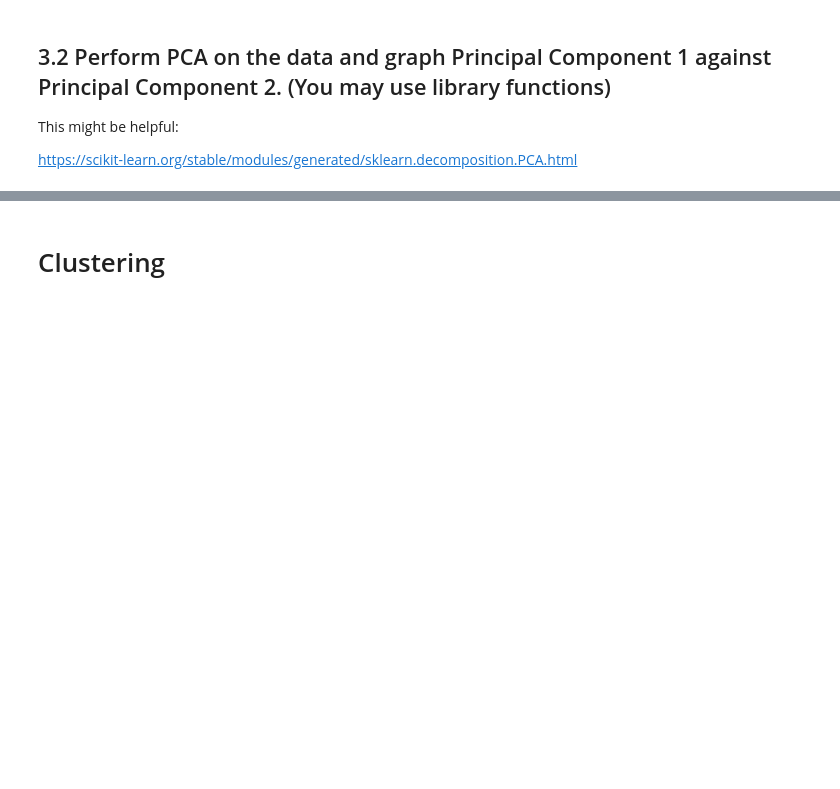
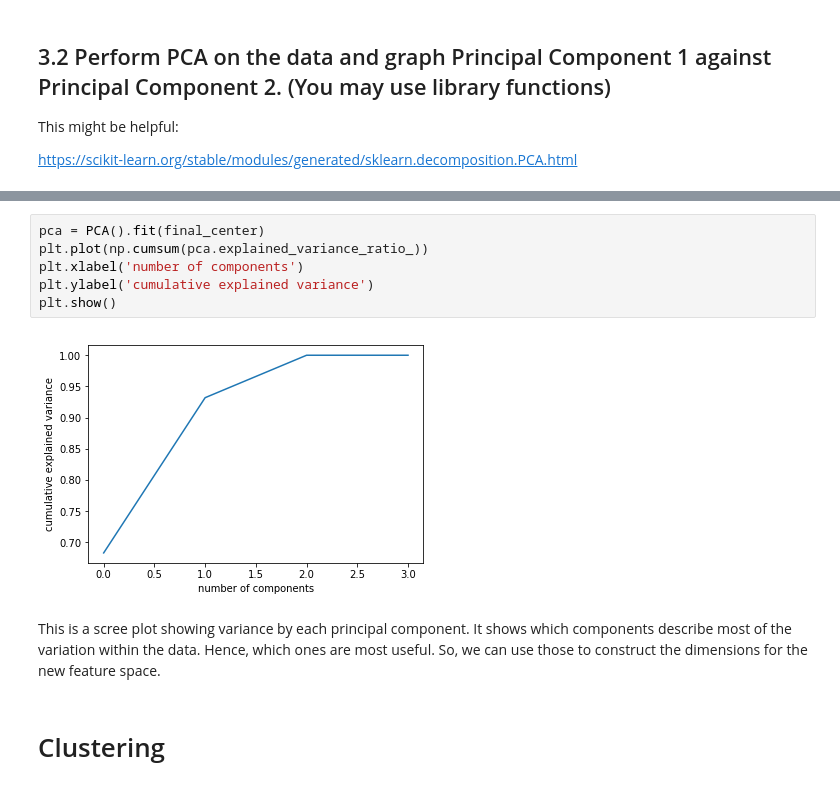
Before and after one commit to Hira63S/DS-Unit-2-Sprint-1-Linear-Algebra, a Jupyter notebook: Linear_Algebra_Sprint_Challenge.ipynb, the cells around one changed output, grey strips where cells are left out. Saved outputs shown, nothing was run; the diff lists cells and outputs as text; blank space fills up the shorter version.

```diff
--- a/Linear_Algebra_Sprint_Challenge.ipynb
+++ b/Linear_Algebra_Sprint_Challenge.ipynb
@@ -372,3 +399,13 @@ print("\n Eigenvalues: \n",pca.explained_variance_)
+# %%
+pca = PCA().fit(final_center)
+plt.plot(np.cumsum(pca.explained_variance_ratio_))
+plt.xlabel('number of components')
+plt.ylabel('cumulative explained variance')
+plt.show()
+# %% [output]
+[figure, added]
+# %% [markdown]
+This is a scree plot showing variance by each principal component. It shows which components describe most of the variation within the data. Hence, which ones are most useful. So, we can use those to construct the dimensions for the new feature space.
 # %% [markdown]
 # Clustering
 # %% [markdown]
```
Also changed, not shown: parts of 27 cells of this notebook.
